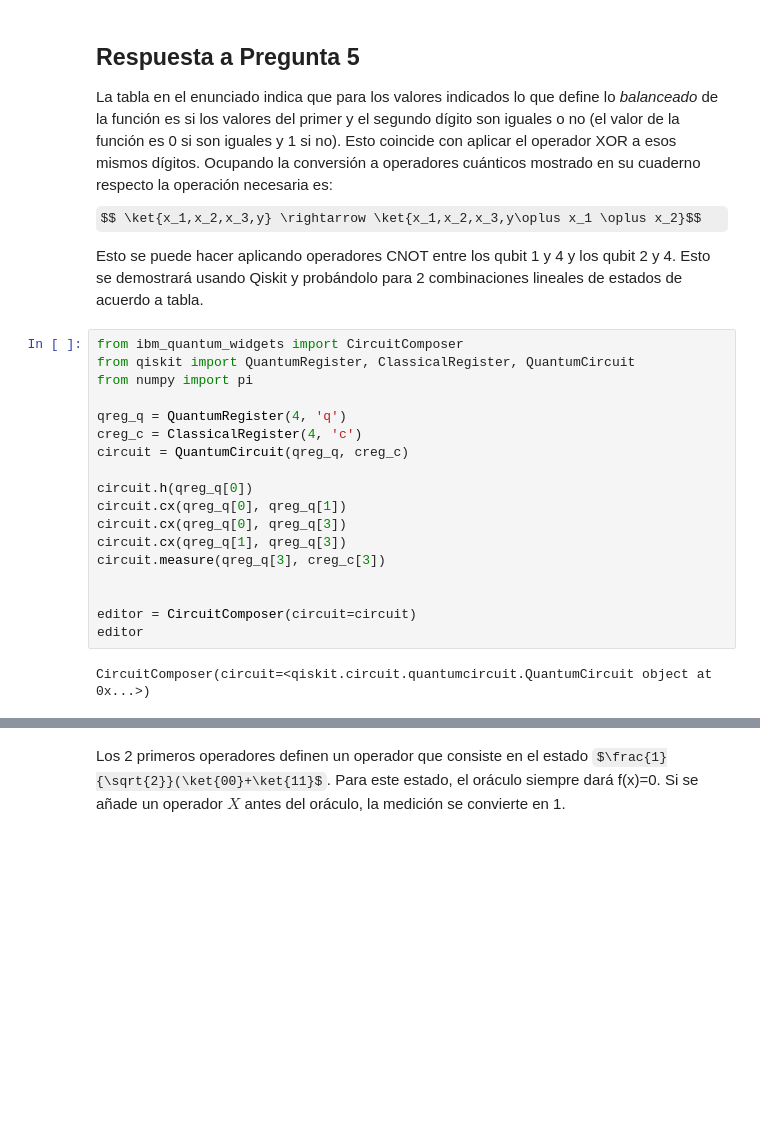
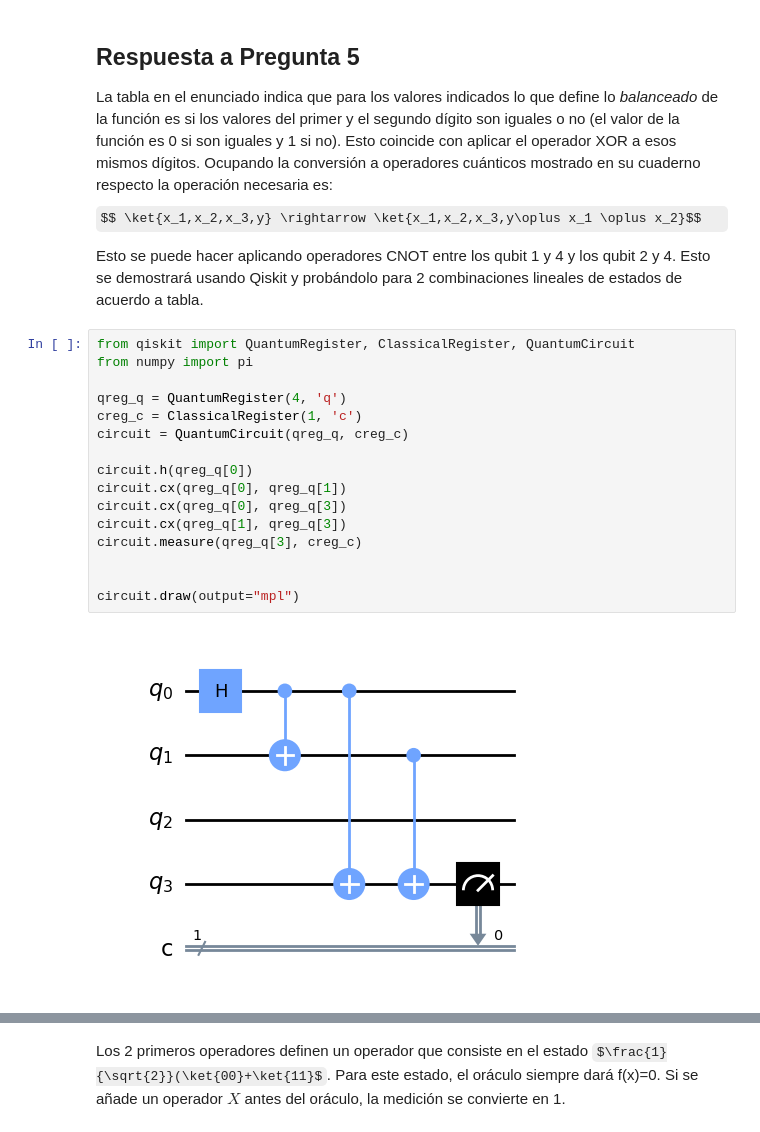
Before and after one commit to Dacastillo/Dacastillo, a Jupyter notebook: QScholars2023_LabFinal.ipynb, the cells around one changed output, grey strips where cells are left out. Drawn from its saved outputs; the diff is of its cells as text; some formulas as TeX source; blank space fills up the shorter version.

```diff
--- a/QScholars2023_LabFinal.ipynb
+++ b/QScholars2023_LabFinal.ipynb
@@ -160,22 +168,20 @@ $$ \ket{x_1,x_2,x_3,y} \rightarrow \ket{x_1,x_2,x_3,y\oplus x_1 \oplus x_2}$$
 
 Esto se puede hacer aplicando operadores CNOT entre los qubit 1 y 4 y los qubit 2 y 4. Esto se demostrará usando Qiskit y probándolo para 2 combinaciones lineales de estados de acuerdo a tabla.
 # %%
-from ibm_quantum_widgets import CircuitComposer
 from qiskit import QuantumRegister, ClassicalRegister, QuantumCircuit
 from numpy import pi
 
 qreg_q = QuantumRegister(4, 'q')
-creg_c = ClassicalRegister(4, 'c')
+creg_c = ClassicalRegister(1, 'c')
 circuit = QuantumCircuit(qreg_q, creg_c)
 
 circuit.h(qreg_q[0])
 circuit.cx(qreg_q[0], qreg_q[1])
 circuit.cx(qreg_q[0], qreg_q[3])
 circuit.cx(qreg_q[1], qreg_q[3])
-circuit.measure(qreg_q[3], creg_c[3])
+circuit.measure(qreg_q[3], creg_c)
 
 
-editor = CircuitComposer(circuit=circuit)
-editor
+circuit.draw(output="mpl")
 # %% [output]
-CircuitComposer(circuit=<qiskit.circuit.quantumcircuit.QuantumCircuit object at 0x...>)
+[figure, added]
```
Also changed, not shown: parts of 20 cells of this notebook.
